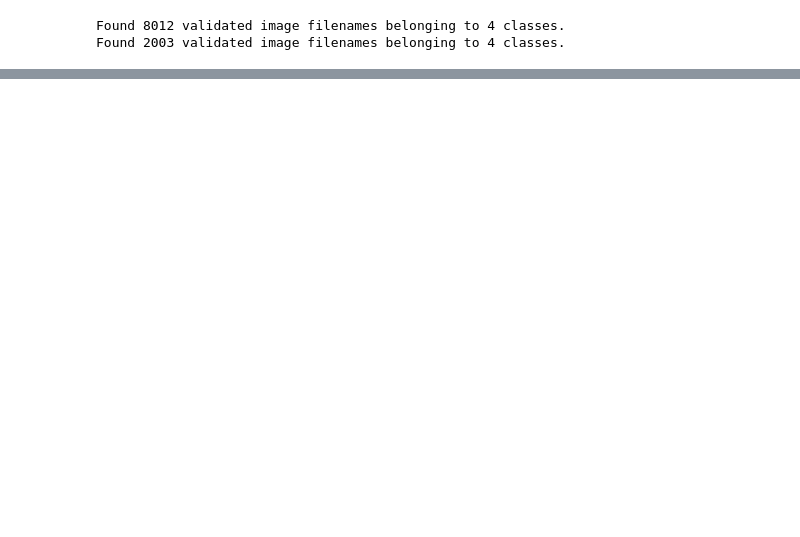
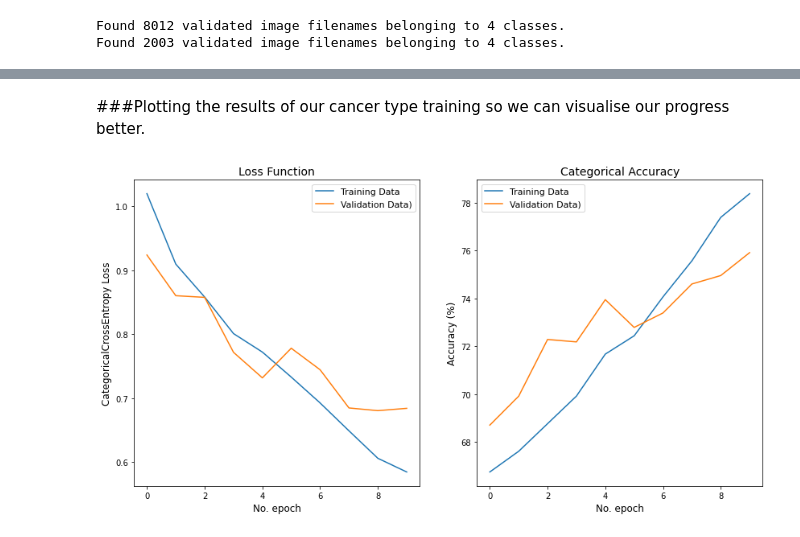
Before and after one commit to jehand/SkinLesionDetection, a Jupyter notebook: Project.ipynb, the cells around one changed output, grey strips where cells are left out. Saved outputs shown, nothing was run; the diff lists cells and outputs as text; code cells hidden in the pictures; blank space fills up the shorter version.

```diff
--- a/Project.ipynb
+++ b/Project.ipynb
@@ -141,0 +244,11 @@ Epoch 1/10
+# %%
+#Running the Model
+STEP_SIZE_TRAIN_CANC=train_generator_canc.n//train_generator_canc.batch_size
+STEP_SIZE_VALID_CANC=valid_generator_canc.n//valid_generator_canc.batch_size
+
+cancer = model_canc.fit_generator(generator=train_generator_canc,
+        steps_per_epoch=STEP_SIZE_TRAIN_CANC,
+        epochs=10,
+        validation_data=valid_generator_canc,
+        validation_steps=STEP_SIZE_VALID_CANC,
+        verbose=1)
@@ -141,0 +285,24 @@ Epoch 1/10
+# %% [markdown]
+###Plotting the results of our cancer type training so we can visualise our progress better.
+# %%
+#Creating plots
+fig, (ax1, ax2) = plt.subplots(1, 2, figsize=(14,7))
+
+ax1.plot(cancer.history['loss'], label='Training Data')
+ax1.plot(cancer.history['val_loss'], label='Validation Data)')
+ax1.set_title('Loss Function', fontsize=14)
+ax1.set_ylabel('CategoricalCrossEntropy Loss', fontsize=12)
+ax1.set_xlabel('No. epoch', fontsize=12)
+ax1.legend(loc="upper right", fontsize=11)
+
+ax2.plot([100*i for i in cancer.history['categorical_accuracy']], label='Training Data')
+ax2.plot([100*i for i in cancer.history['val_categorical_accuracy']], label='Validation Data)')
+ax2.set_title('Categorical Accuracy', fontsize=14)
+ax2.set_ylabel('Accuracy (%)', fontsize=12)
+ax2.set_xlabel('No. epoch', fontsize=12)
+ax2.legend(loc="upper left", fontsize=11)
+
+plt.savefig("Model_plots.png", bbox_inches="tight", dpi=200)
+plt.show()
+# %% [output]
+[figure, added]
```
Also changed, not shown: parts of 18 cells of this notebook.
